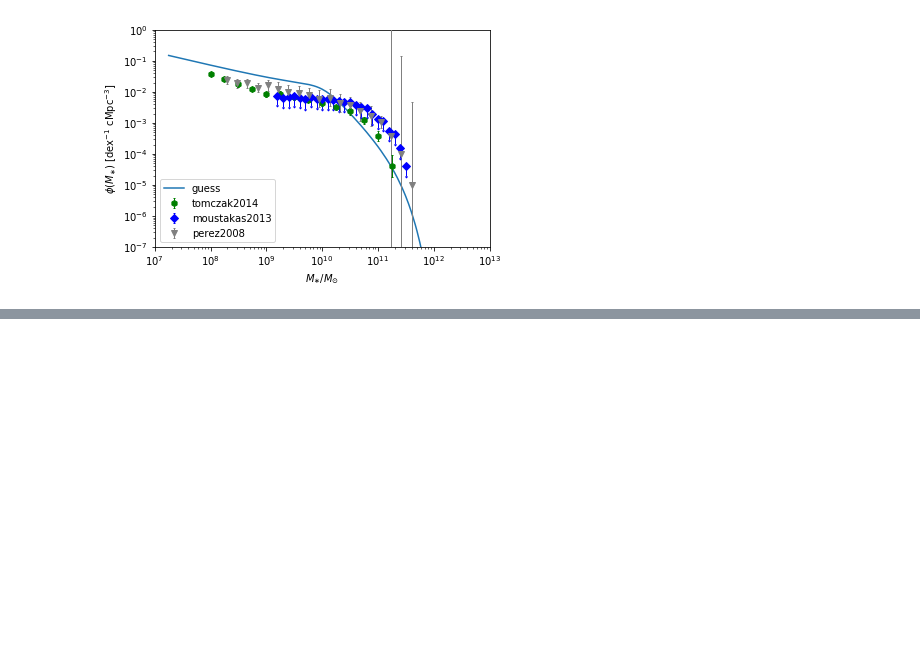
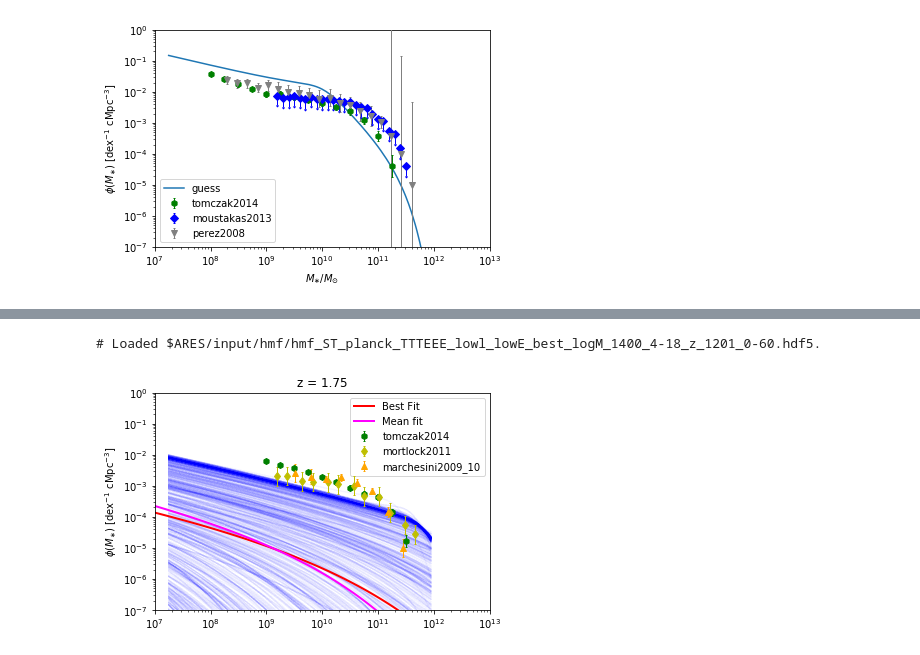
Before and after one commit to eklem1/GalaxySim, a Jupyter notebook: SMF_fit.ipynb, the cells around one changed output, grey strips where cells are left out. Saved outputs shown, nothing was run; the diff lists cells and outputs as text; code cells hidden in the pictures; blank space fills up the shorter version.

```diff
--- a/SMF_fit.ipynb
+++ b/SMF_fit.ipynb
@@ -420,27 +424,30 @@ for i in range(len(covar[0])):
 # %%
-z = 1.125
+z = 1.75
 
 Ms_short = np.logspace(7, 13, 80)
 
 # print(Ms)
 
 ls_best = pop_best.StellarMassFunction(z, Ms_short)
 ls_mean = pop_mean.StellarMassFunction(z, Ms_short)
 
 ax = anl.ReconstructedFunction('galaxy_smf', ivar=[z, None], samples='all', color='b', alpha=0.01)
 
 # print(ls_best)
 
 obslf = ares.analysis.GalaxyPopulation()
 obslf.PlotSMF(z=z, ax=ax, round_z=0.2)
 
 ax.loglog(Ms_short, ls_best, label='Best Fit', color="red", linewidth=2)
 pl.loglog(Ms_short, ls_mean, label='Mean fit', color="magenta", linewidth=2)
 
 pl.title("z = %.2f" %z)
 pl.legend()
 # pl.ylim(1e-18, 1e2)
 pl.show()
+# %% [output]
+# Loaded $ARES/input/hmf/hmf_ST_planck_TTTEEE_lowl_lowE_best_logM_1400_4-18_z_1201_0-60.hdf5.
+[figure, added]
 # %%
 bests = [anl.get_1d_error(i, nu=0.68,  peak='mode') for i in params]
 
```
Also changed, not shown: parts of 11 cells of this notebook, 4 other files.
